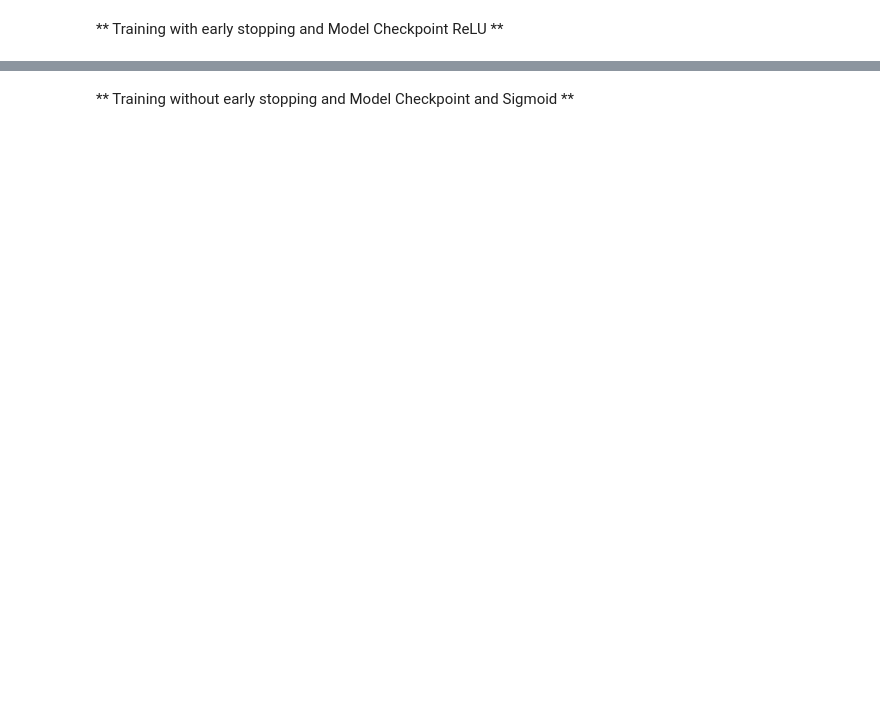
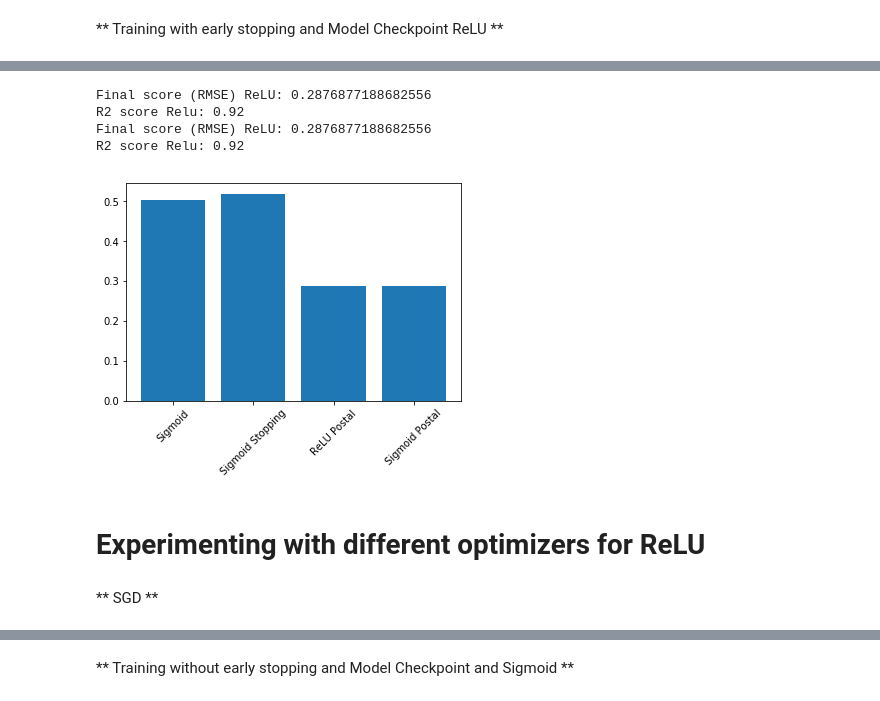
Before and after one commit to chandinin/AIML215, a Jupyter notebook: Project 2/Mini-Project 2.ipynb, the cells around one changed output, grey strips where cells are left out. Saved outputs shown, nothing was run; the diff lists cells and outputs as text; code cells hidden in the pictures; blank space fills up the shorter version.

```diff
--- a/Project 2/Mini-Project 2.ipynb
+++ b/Project 2/Mini-Project 2.ipynb
@@ -261,8 +248,19 @@ monitor = EarlyStopping(monitor='val_loss', min_delta=1e-3, patience=3, verbose=
 checkpointer_relu = ModelCheckpoint(filepath="./best_weights_relu.hdf5", verbose=1, save_best_only=True)
 # %%
 for i in range(10):
+    print(i)
+
+    # Build network
+    model_reg_relu = Sequential()
+
+    model_reg_relu.add(Dense(60, input_dim=x_train_reg.shape[1], activation='relu'))
+    model_reg_relu.add(Dense(30, activation='relu')) # Hidden 2
+    model_reg_relu.add(Dense(1)) # Output
     model_reg_relu.compile(loss='mean_squared_error', optimizer='adam')
+    monitor = EarlyStopping(monitor='val_loss', min_delta=1e-3, patience=5, verbose=1, mode='auto')
     model_reg_relu.fit(x_train_reg,y_train_reg,validation_data=(x_test_reg,y_test_reg),callbacks=[monitor,checkpointer_relu],verbose=2,epochs=100)
 
+print('Training finished...Loading the best model')
+print()
 model_reg_relu.load_weights('./best_weights_relu.hdf5')
 # %% [output]
@@ -315,0 +330,6 @@ R2 score: 0.68
+# %%
+# set up checkpointer
+checkpointer_relu = ModelCheckpoint(filepath="./best_weights_relu_postal.hdf5", verbose=1, save_best_only=True)
+
+#Checkpointer sigmoid
+checkpointer_relu = ModelCheckpoint(filepath="./best_weights_sigmoid_postal.hdf5", verbose=1, save_best_only=True)
@@ -315,0 +390,7 @@ R2 score: 0.68
+# %%
+# Predict stars relu
+pred_reg_relu_stopping = model_reg_relu.predict(x_test_reg)
+print("Shape: {}".format(pred_reg_relu_stopping.shape))
+
+#Predict stars sigmoid
+pred_reg_sigmoid_stopping = model_reg_relu.predict(x_test_reg)
@@ -315,0 +415,26 @@ R2 score: 0.68
+# %%
+
+
+score_sigmoid_postal = np.sqrt(mean_squared_error(y_test_reg,pred_reg_sigmoid_stopping))
+print("Final score (RMSE) Sigmoid: {}".format(score_relu_postal))
+print('R2 score Sigmoid: %.2f' % r2_score(y_test_reg, pred_reg_sigmoid_stopping))
+# %% [output]
+Final score (RMSE) ReLU: 0.2876877188682556
+R2 score Relu: 0.92
+Final score (RMSE) ReLU: 0.2876877188682556
+R2 score Relu: 0.92
+# %%
+# Best from classic, best from tensor flow and additional features comparison
+
+score_list_reg=[score_reg_sig,score_reg_sig_stopping, score_relu_postal,score_sigmoid_postal]
+names =['Sigmoid','Sigmoid Stopping','ReLU Postal', 'Sigmoid Postal']
+tick_marks = np.arange(len(names))
+plt.bar(range(len(score_list_reg)), score_list_reg)
+plt.xticks(tick_marks, names, rotation=45)
+plt.show()
+# %% [output]
+[figure, added]
+# %% [markdown]
+# Experimenting with different optimizers for ReLU
+# %% [markdown]
+** SGD **
```
Also changed, not shown: parts of 171 cells of this notebook, 7 other files.
